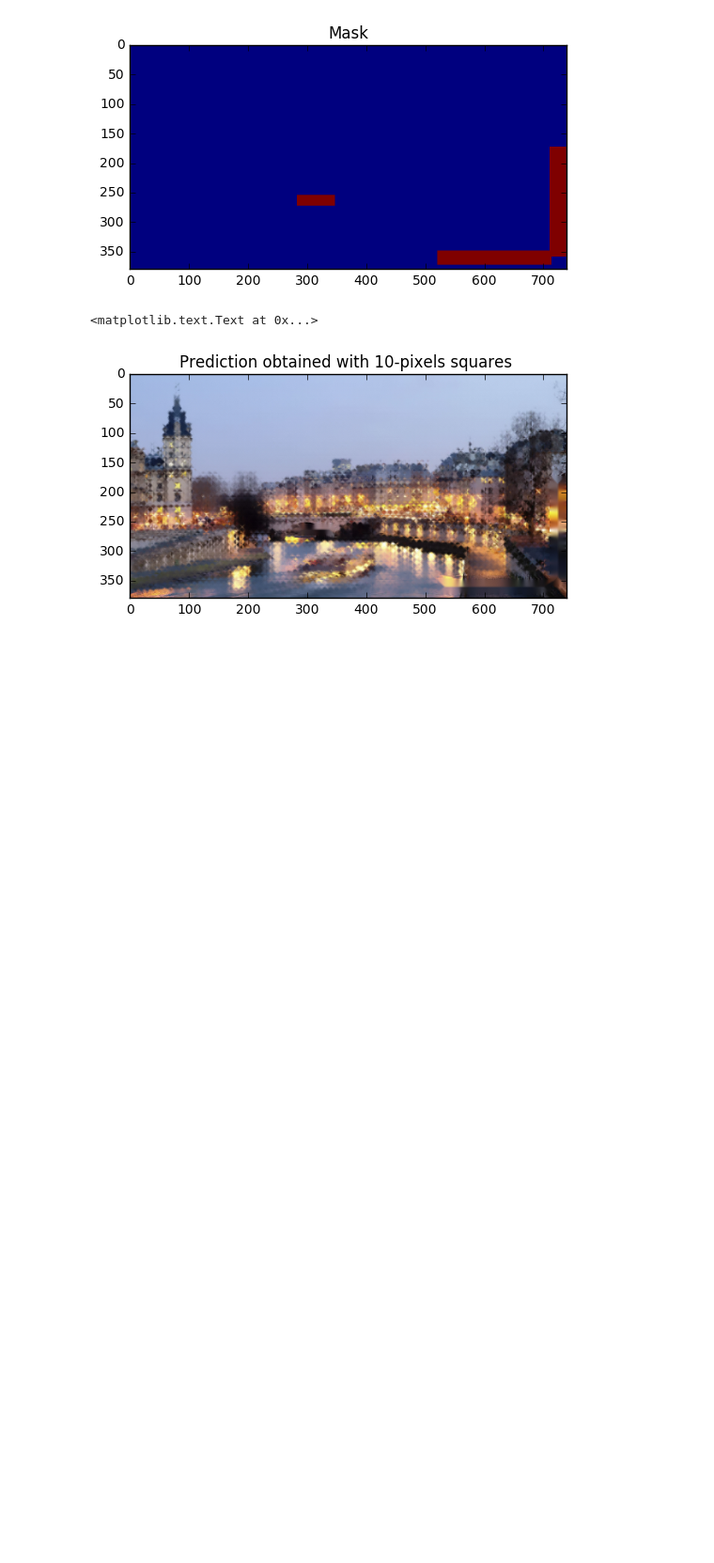
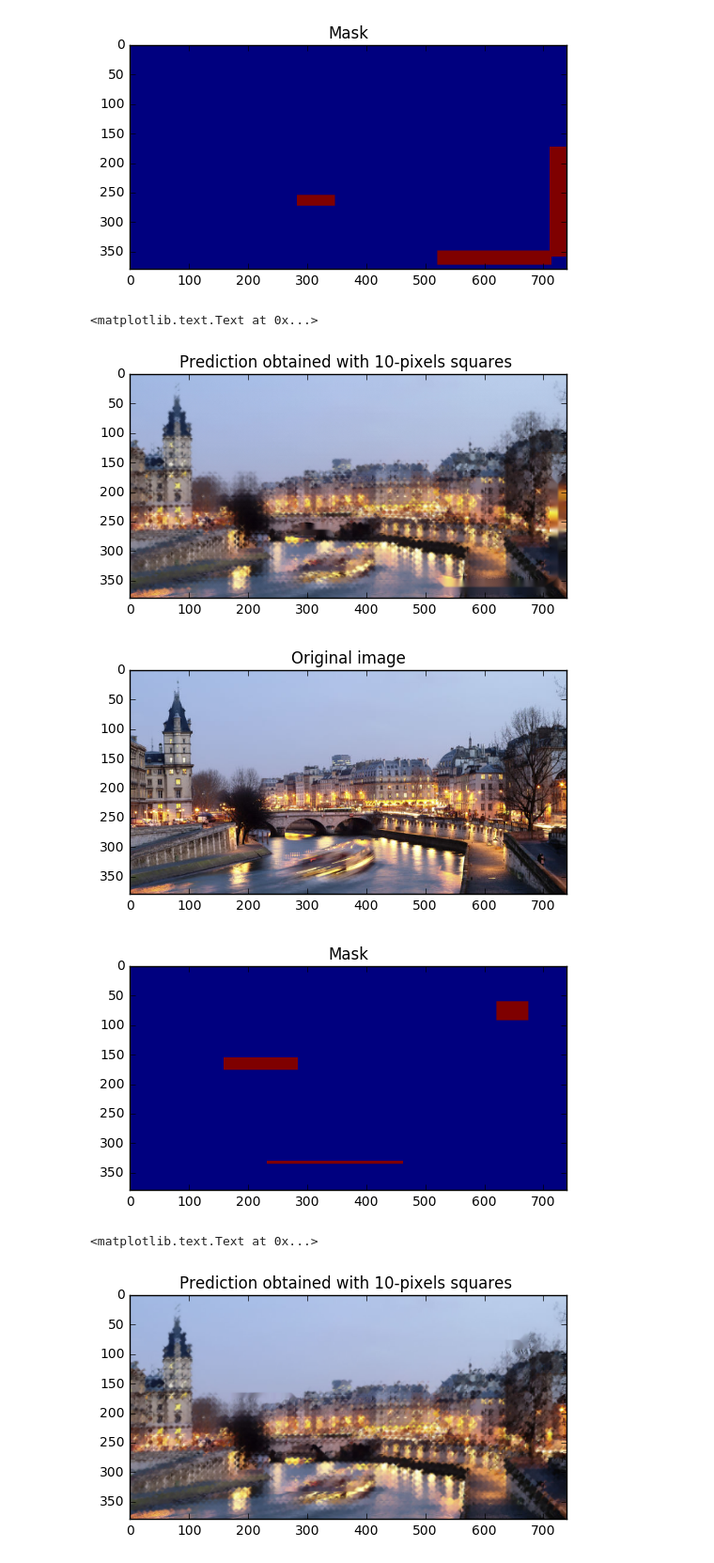
Before and after one commit to AdrienDoum/GraphsInMachineLearningProject, a Jupyter notebook: ProjectMInpainting.ipynb, the cells around one changed output. Shown at 94% size. Cells and saved outputs as stored; diff of their text form; code cells hidden in the pictures; blank space fills up the shorter version.

```diff
--- a/ProjectMInpainting.ipynb
+++ b/ProjectMInpainting.ipynb
@@ -223,3 +231,17 @@ plt.title('Prediction obtained with 10-pixels squares ')
 [figure]
 <matplotlib.text.Text at 0x...>
 [figure]
+# %%
+plt.imshow(arr)
+plt.title('Original image')
+plt.show()
+plt.imshow(mask)
+plt.title('Mask')
+plt.show()
+plt.imshow(test2.prediction)
+plt.title('Prediction obtained with 10-pixels squares ')
+# %% [output]
+[figure, added]
+[figure, added]
+<matplotlib.text.Text at 0x...>
+[figure, added]
```
Also changed, not shown: parts of 20 cells of this notebook.
